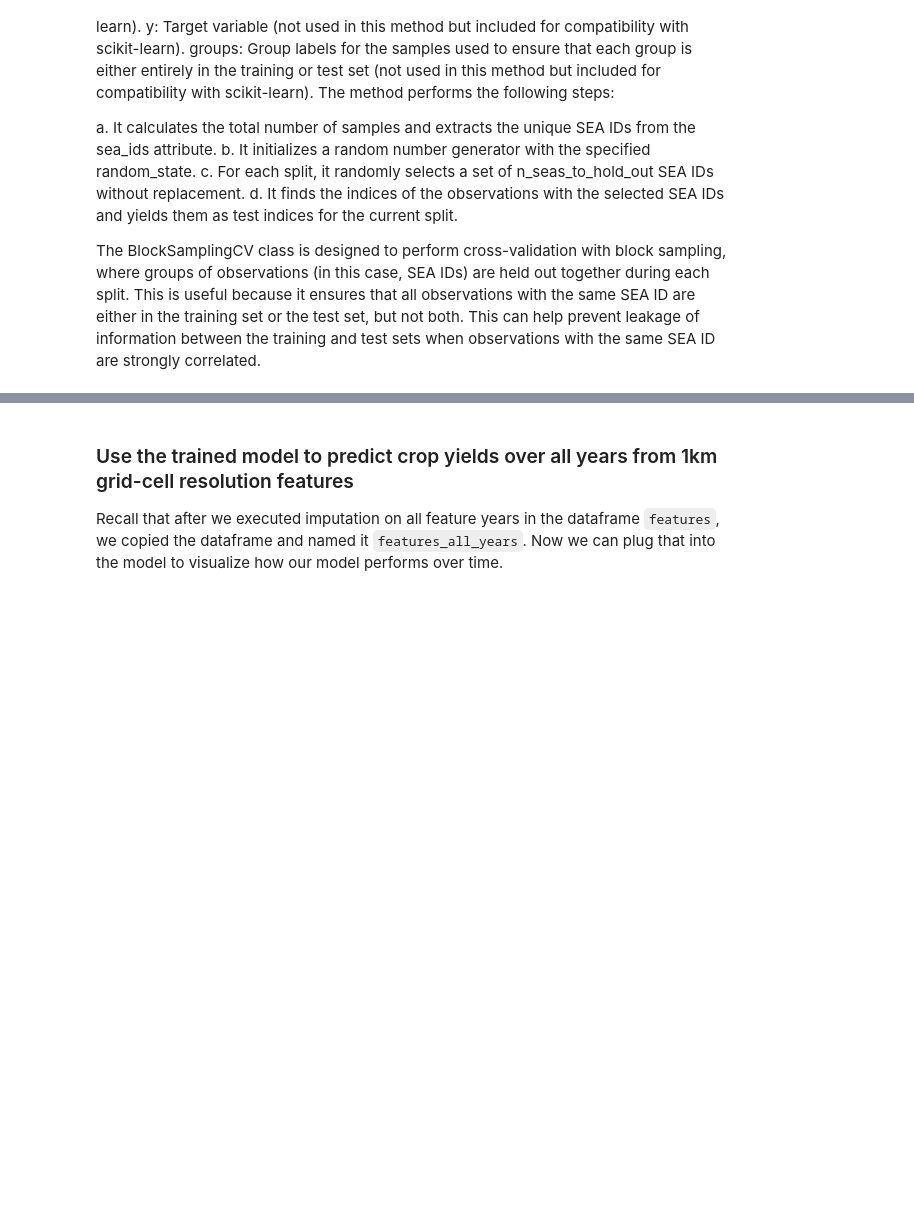
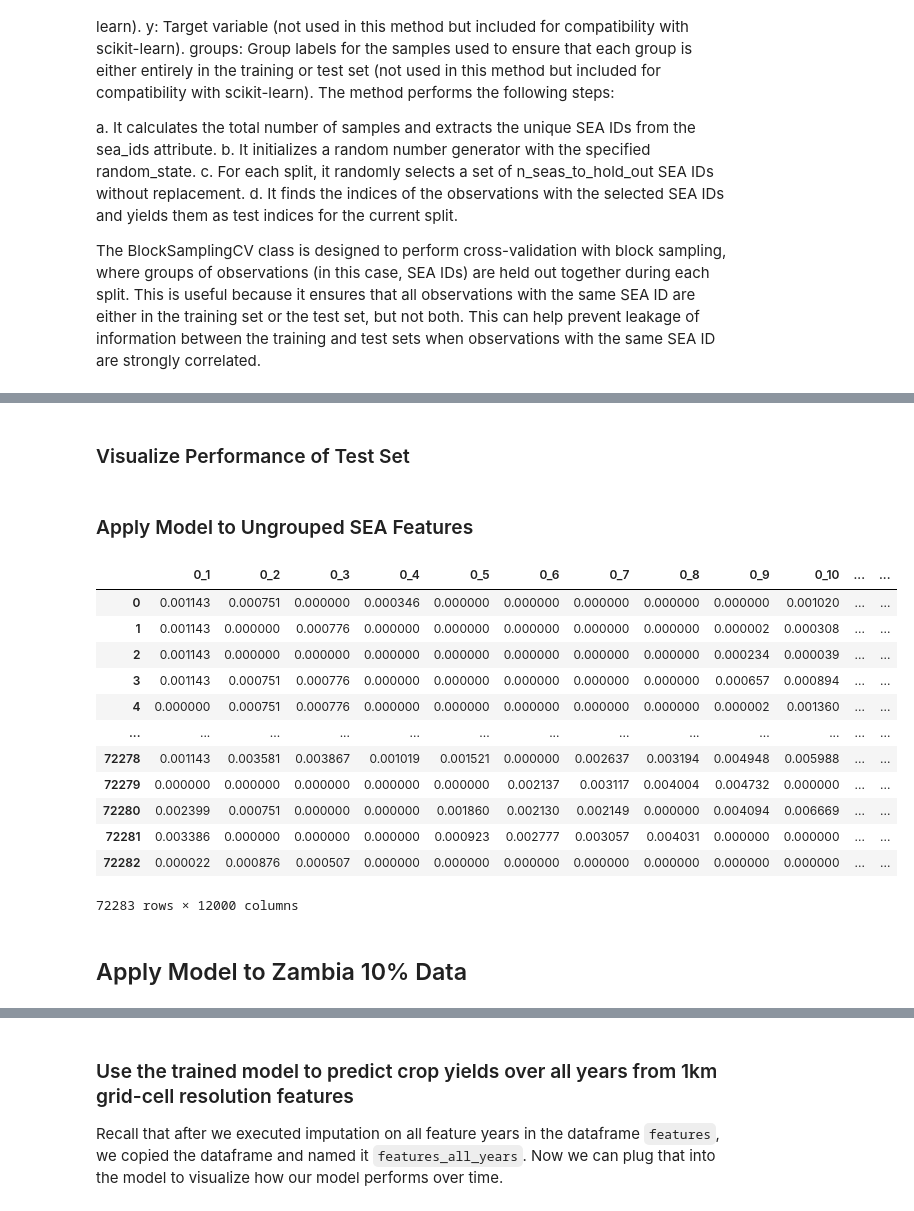
Before and after one commit to mosaiks-capstone/Modeling, a Jupyter notebook: gabmodeltesting.ipynb, the cells around one changed output, grey strips where cells are left out. Cells and saved outputs as stored; diff of their text form; code cells hidden in the pictures; blank space fills up the shorter version.

```diff
--- a/gabmodeltesting.ipynb
+++ b/gabmodeltesting.ipynb
@@ -577,0 +437,2 @@ NameError: name 'target_columns' is not defined
+# %% [markdown]
+### Visualize Performance of Test Set
@@ -577,0 +484,20 @@ NameError: name 'target_columns' is not defined
+# %% [markdown]
+### Apply Model to Ungrouped SEA Features
+# %%
+features_ungrouped = pd.read_feather("/capstone/mosaiks/repos/modeling/data/model_directory/SEA_ungroup_features_simple_impute.feather")
+# %%
+features = features_ungrouped.iloc[:, 2:12002]
+# %% [output]
+|  | 0_1 | 0_2 | 0_3 | 0_4 | 0_5 | 0_6 | 0_7 | 0_8 | 0_9 | 0_10 | ... | ... |
+| 0 | 0.001143 | 0.000751 | 0.000000 | 0.000346 | 0.000000 | 0.000000 | 0.000000 | 0.000000 | 0.000000 | 0.001020 | ... | ... |
+| 1 | 0.001143 | 0.000000 | 0.000776 | 0.000000 | 0.000000 | 0.000000 | 0.000000 | 0.000000 | 0.000002 | 0.000308 | ... | ... |
+| 2 | 0.001143 | 0.000000 | 0.000000 | 0.000000 | 0.000000 | 0.000000 | 0.000000 | 0.000000 | 0.000234 | 0.000039 | ... | ... |
+| 3 | 0.001143 | 0.000751 | 0.000776 | 0.000000 | 0.000000 | 0.000000 | 0.000000 | 0.000000 | 0.000657 | 0.000894 | ... | ... |
+| 4 | 0.000000 | 0.000751 | 0.000776 | 0.000000 | 0.000000 | 0.000000 | 0.000000 | 0.000000 | 0.000002 | 0.001360 | ... | ... |
+| ... | ... | ... | ... | ... | ... | ... | ... | ... | ... | ... | ... | ... |
+| 72278 | 0.001143 | 0.003581 | 0.003867 | 0.001019 | 0.001521 | 0.000000 | 0.002637 | 0.003194 | 0.004948 | 0.005988 | ... | ... |
+| 72279 | 0.000000 | 0.000000 | 0.000000 | 0.000000 | 0.000000 | 0.002137 | 0.003117 | 0.004004 | 0.004732 | 0.000000 | ... | ... |
+| 72280 | 0.002399 | 0.000751 | 0.000000 | 0.000000 | 0.001860 | 0.002130 | 0.002149 | 0.000000 | 0.004094 | 0.006669 | ... | ... |
+| 72281 | 0.003386 | 0.000000 | 0.000000 | 0.000000 | 0.000923 | 0.002777 | 0.003057 | 0.004031 | 0.000000 | 0.000000 | ... | ... |
+| 72282 | 0.000022 | 0.000876 | 0.000507 | 0.000000 | 0.000000 | 0.000000 | 0.000000 | 0.000000 | 0.000000 | 0.000000 | ... | ... |
+72283 rows × 12000 columns
@@ -578 +528,3 @@ NameError: name 'target_columns' is not defined
+# %% [markdown]
+## Apply Model to Zambia 10% Data
 # %%
```
Also changed, not shown: parts of 41 cells of this notebook.
